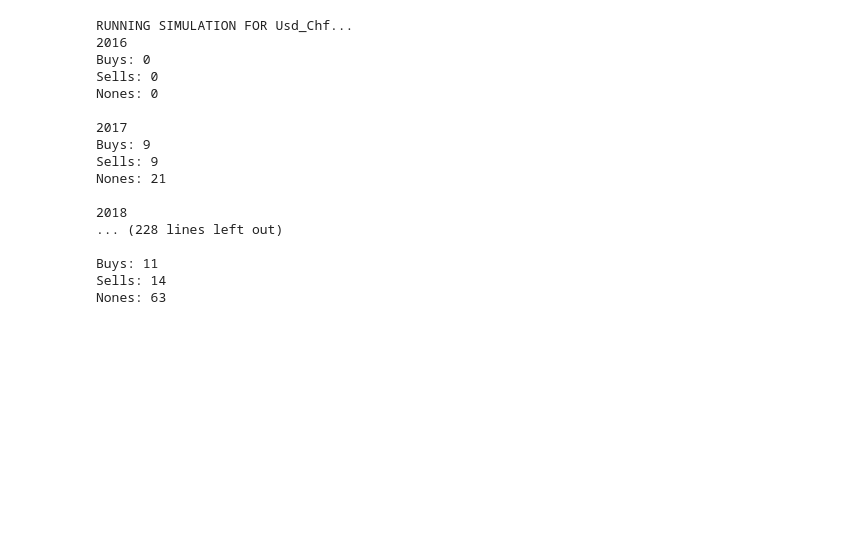
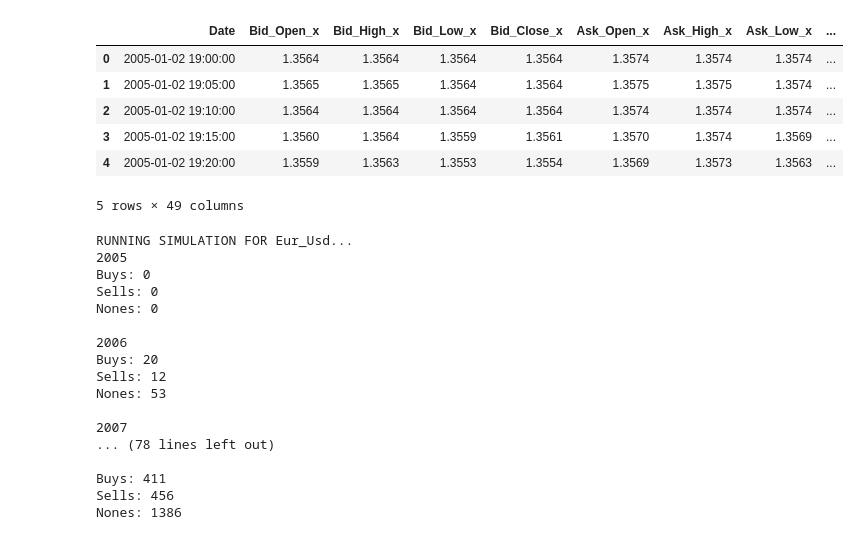
Before and after one commit to ethanp55/forex-simulations, a Jupyter notebook: bar_movement/bar_movement_cnn.ipynb, the cells around one changed output. Drawn from its saved outputs; the diff is of its cells as text; code cells hidden in the pictures; blank space fills up the shorter version.

```diff
--- a/bar_movement/bar_movement_cnn.ipynb
+++ b/bar_movement/bar_movement_cnn.ipynb
@@ -56,11 +58,4 @@ for currency_pair in currencies:
     df_long.dropna(inplace=True)
     df_long.reset_index(drop=True, inplace=True)
     df_longs.append(df_long)
-# %%
-for df in dfs:
-    df['sin_hour'] = np.sin(2 * np.pi * df['Date'].dt.hour / 24)
-    # df['cos_hour'] = np.cos(2 * np.pi * df['Date'].dt.hour / 24)
-    df['sin_day'] = np.sin(2 * np.pi * df['Date'].dt.day / 7)
-    # df['cos_day'] = np.cos(2 * np.pi * df['Date'].dt.day / 7)
-    df['sin_month'] = np.sin(2 * np.pi * df['Date'].dt.month / 12)
 # %%
@@ -379,20 +402,18 @@ for df in dfs:
     # Add technical indicators (for additional features)
     df['ema200'] = pd.Series.ewm(df['Mid_Close'], span=200).mean()
     df['ema100'] = pd.Series.ewm(df['Mid_Close'], span=100).mean()
-    # df['ema50'] = pd.Series.ewm(df['Mid_Close'], span=50).mean()
 
     df['atr'] = atr(df['Mid_High'], df['Mid_Low'], df['Mid_Close'])
-    df['atr_sma'] = df['atr'].rolling(window=20).mean()
     df['rsi'] = rsi(df['Mid_Close'])
-    df['rsi_sma'] = df['rsi'].rolling(50).mean()
     df['adx'] = adx(df['Mid_High'], df['Mid_Low'], df['Mid_Close'])
     df['macd'] = pd.Series.ewm(df['Mid_Close'], span=12).mean() - pd.Series.ewm(df['Mid_Close'], span=26).mean()
     df['macdsignal'] = pd.Series.ewm(df['macd'], span=9).mean()
     df['slowk_rsi'], df['slowd_rsi'] = stoch_rsi(df['rsi'])
 
-    df['vo'] = vo(df['Volume'])
-
-    df['willy'], df['willy_ema'] = williams_r(df['Mid_High'], df['Mid_Low'], df['Mid_Close'])
+    tups = [add_fractal(df, i) for i in range(df.shape[0])]
+    key_levels, is_supports = [tup[0] for tup in tups], [tup[1] for tup in tups]
+    df['key_level'], df['is_support'] = key_levels, is_supports
+    df = df.fillna(method='ffill')
 
     df.dropna(inplace=True)
     df.reset_index(drop=True, inplace=True)
@@ -408,20 +429,18 @@ for df in dfs:
 for df_long in df_longs:
     df_long['ema200'] = pd.Series.ewm(df_long['Mid_Close'], span=200).mean()
     df_long['ema100'] = pd.Series.ewm(df_long['Mid_Close'], span=100).mean()
-    # df_long['ema50'] = pd.Series.ewm(df_long['Mid_Close'], span=50).mean()
 
     df_long['atr'] = atr(df_long['Mid_High'], df_long['Mid_Low'], df_long['Mid_Close'])
-    df_long['atr_sma'] = df_long['atr'].rolling(window=20).mean()
     df_long['rsi'] = rsi(df_long['Mid_Close'])
-    df_long['rsi_sma'] = df_long['rsi'].rolling(50).mean()
     df_long['adx'] = adx(df_long['Mid_High'], df_long['Mid_Low'], df_long['Mid_Close'])
     df_long['macd'] = pd.Series.ewm(df_long['Mid_Close'], span=12).mean() - pd.Series.ewm(df_long['Mid_Close'], span=26).mean()
     df_long['macdsignal'] = pd.Series.ewm(df_long['macd'], span=9).mean()
     df_long['slowk_rsi'], df_long['slowd_rsi'] = stoch_rsi(df_long['rsi'])
 
-    df_long['vo'] = vo(df_long['Volume'])
-
-    df_long['willy'], df_long['willy_ema'] = williams_r(df_long['Mid_High'], df_long['Mid_Low'], df_long['Mid_Close'])
+    tups = [add_fractal(df_long, i) for i in range(df_long.shape[0])]
+    key_levels, is_supports = [tup[0] for tup in tups], [tup[1] for tup in tups]
+    df_long['key_level'], df_long['is_support'] = key_levels, is_supports
+    df_long = df_long.fillna(method='ffill')
 
     df_long.dropna(inplace=True)
     df_long.reset_index(drop=True, inplace=True)
@@ -430,4 +449,25 @@ for df_long in df_longs:
 
     df_long.dropna(inplace=True)
     df_long.reset_index(drop=True, inplace=True)
+# %%
+for i in range(len(dfs)):
+    df, df_long = dfs[i], df_longs[i]
+
+    df = pd.merge(df, df_long, how='left', on='Date')
+    df.reset_index(drop=True, inplace=True)
+    df = df.fillna(method='ffill')
+    df.dropna(inplace=True)
+    df.reset_index(drop=True, inplace=True)
+
+    dfs[i] = df
+# %%
+dfs[0].head()
+# %% [output]
+|  | Date | Bid_Open_x | Bid_High_x | Bid_Low_x | Bid_Close_x | Ask_Open_x | Ask_High_x | Ask_Low_x | ... |
+| 0 | 2005-01-02 19:00:00 | 1.3564 | 1.3564 | 1.3564 | 1.3564 | 1.3574 | 1.3574 | 1.3574 | ... |
+| 1 | 2005-01-02 19:05:00 | 1.3565 | 1.3565 | 1.3564 | 1.3564 | 1.3575 | 1.3575 | 1.3574 | ... |
+| 2 | 2005-01-02 19:10:00 | 1.3564 | 1.3564 | 1.3564 | 1.3564 | 1.3574 | 1.3574 | 1.3574 | ... |
+| 3 | 2005-01-02 19:15:00 | 1.3560 | 1.3564 | 1.3559 | 1.3561 | 1.3570 | 1.3574 | 1.3569 | ... |
+| 4 | 2005-01-02 19:20:00 | 1.3559 | 1.3563 | 1.3553 | 1.3554 | 1.3569 | 1.3573 | 1.3563 | ... |
+5 rows × 49 columns
 # %%
@@ -461,7 +501,7 @@ nones_list = []
 value_per_pip = 1.0
 amounts_per_day = [-0.00008, -0.0001, -0.00012]
 spread_cutoff = 0.10
-risk_reward_ratio = 2.0
+risk_reward_ratio = 1.5
 each_bar = False
 n_bars = 3
 pip_movement = 20
@@ -509,11 +549,6 @@ for idx in range(len(currencies)):
             print(f'Buys: {len(buys)}')
             print(f'Sells: {len(sells)}')
             print(f'Nones: {len(nones)}\n')
-
-        curr_long = df_long.loc[df_long['Date'] < curr_date]
-
-        if len(curr_long) < look_back_size + 1:
-            continue
 
         curr_bid_open, curr_bid_high, curr_bid_low, curr_ask_open, curr_ask_high, curr_ask_low, curr_mid_open = bid_ask_mid_prices.loc[bid_ask_mid_prices.index[i], ['Bid_Open', 'Bid_High', 'Bid_Low', 'Ask_Open', 'Ask_High', 'Ask_Low', 'Mid_Open']]
         spread = abs(curr_ask_open - curr_bid_open)
@@ -620,23 +655,23 @@ for idx in range(len(currencies)):
     print(f'Sells: {len(sells)}')
     print(f'Nones: {len(nones)}\n')
 # %% [output]
-RUNNING SIMULATION FOR Usd_Chf...
-2016
+RUNNING SIMULATION FOR Eur_Usd...
+2005
 Buys: 0
 Sells: 0
 Nones: 0
 
-2017
-Buys: 9
-Sells: 9
-Nones: 21
+2006
+Buys: 20
+Sells: 12
+Nones: 53
 
-2018
-... (228 lines left out)
+2007
+... (78 lines left out)
 
-Buys: 11
-Sells: 14
-Nones: 63
+Buys: 411
+Sells: 456
+Nones: 1386
 # %%
 buy_indices_list = []
 sell_indices_list = []
```
Also changed, not shown: parts of 16 cells of this notebook, 30 other files.
